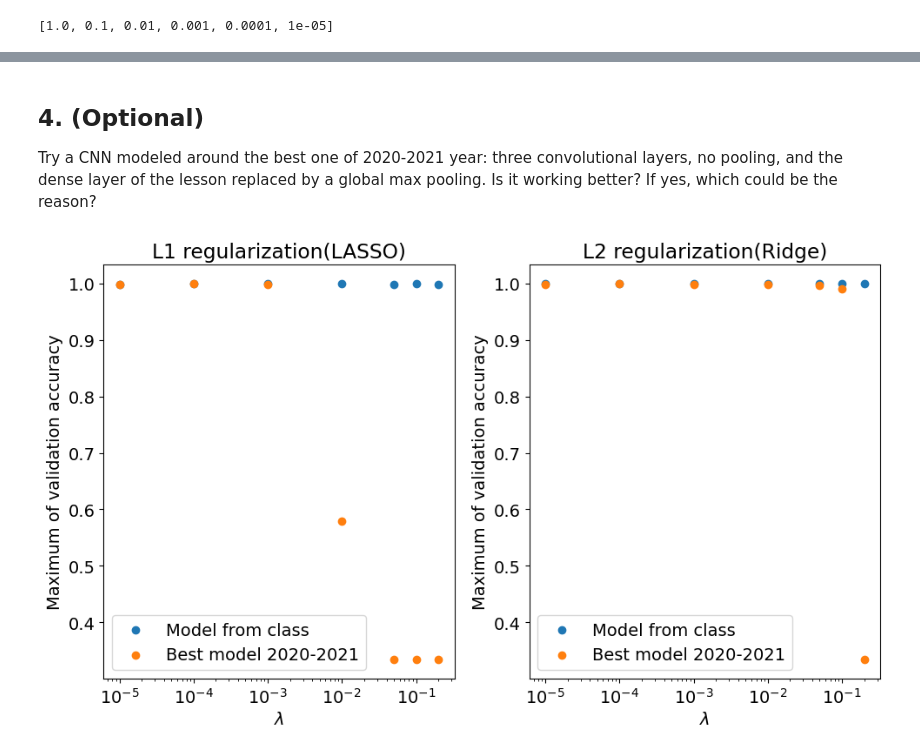
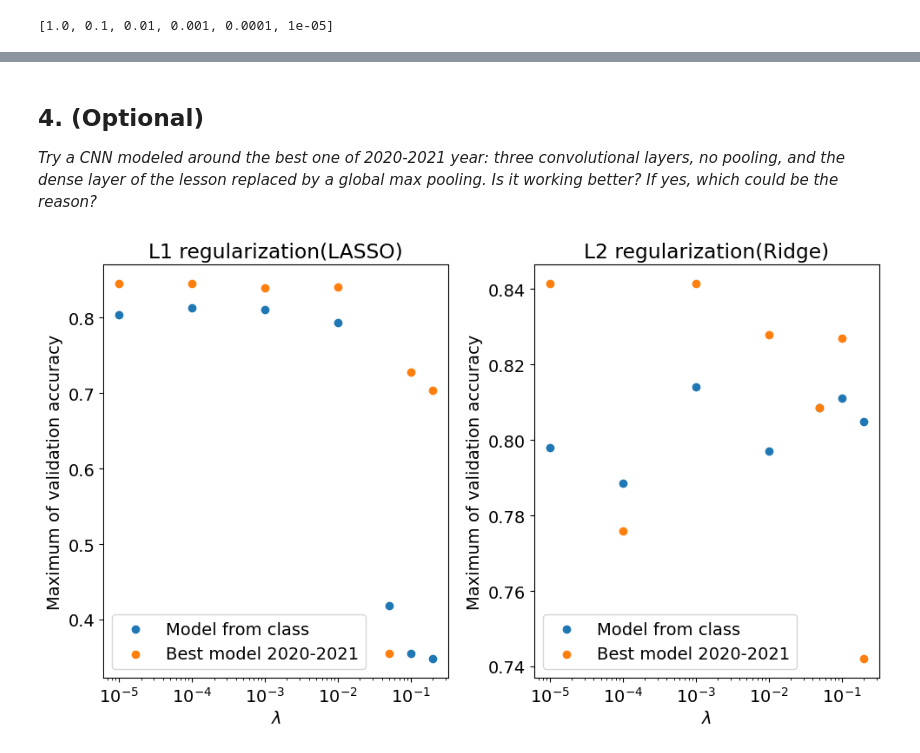
Before and after one commit to FC0000/LCP_B, a Jupyter notebook: group2607_exercise2.ipynb, the cells around one changed output, grey strips where cells are left out. Drawn from its saved outputs; the diff is of its cells as text; code cells hidden in the pictures.

```diff
--- a/group2607_exercise2.ipynb
+++ b/group2607_exercise2.ipynb
@@ -403,7 +394,7 @@ L1: LASSO
 A = 300
 x_data, y_data = read_data(A)
 x_train, y_train, x_val, y_val = split_train_validation_rescale(x_data, y_data)
-accuracies = []
+accuracies_L1 = []
 
 for l in lambdas:
     model = create_CNN_with_reg(NCONV, 'l1', l)
@@ -411,13 +402,14 @@ for l in lambdas:
                     epochs=EPOCHS,
                     validation_data=(x_val, y_val),
                     verbose=0, shuffle=True)
-    accuracies.append(max(fit.history['val_accuracy']))
+    accuracies_L1.append(max(fit.history['val_accuracy']))
 
 fig, ax = plt.subplots(figsize = (10, 6))
-ax.scatter(lambdas, accuracies)
+ax.scatter(lambdas, accuracies_L1)
 ax.set_xlabel('Lambda')
 ax.set_xscale('log')
 ax.set_ylabel('Accuracy')
 ax.set_title('L1(LASSO)')
+ax.grid(True)
 fig.show();
 # %% [output]
@@ -475,0 +490,29 @@ plt.show();
+# %%
+model_no_reg = create_CNN_with_reg(NCONV = 1, reg = None, l = 0)
+fit_no_reg = model_no_reg.fit(x_train,y_train,batch_size=BATCH_SIZE,
+                        epochs=EPOCHS,
+                        validation_data=(x_val, y_val),
+                        verbose=0, shuffle=True)
+
+best_model_L1 = create_CNN_with_reg(NCONV = 1, reg = 'l1', l = 1e-2)
+fit_L1 = best_model_L1.fit(x_train,y_train,batch_size=BATCH_SIZE,
+                        epochs=EPOCHS,
+                        validation_data=(x_val, y_val),
+                        verbose=0, shuffle=True)
+
+best_model_L2 = create_CNN_with_reg(NCONV = 1, reg = 'l2', l = 1e-2)
+fit_L2 = best_model_L2.fit(x_train,y_train,batch_size=BATCH_SIZE,
+                        epochs=EPOCHS,
+                        validation_data=(x_val, y_val),
+                        verbose=0, shuffle=True)
+
+best_model_L1L2 = create_CNN_with_reg(NCONV = 1, reg = 'l1l2', l = [1e-2, 1e-2])
+fit = best_model_L1L2.fit(x_train,y_train,batch_size=BATCH_SIZE,
+                        epochs=EPOCHS,
+                        validation_data=(x_val, y_val),
+                        verbose=0, shuffle=True)
+
+Show_weights(model_no_reg, l=0, label="No Regularization")
+Show_weights(best_model_L1, l=0, label="Best L1 (LASSO)")
+Show_weights(best_model_L2, l=0, label="Best L2 (Ridge)")
+Show_weights(best_model_L1L2, l=0, label="Best L1L2 (Elastic Net)")
@@ -476,6 +532,6 @@ plt.show();
 # %% [markdown]
-## 4. (Optional)
-Try a CNN modeled around the best one of 2020-2021 year: three convolutional layers, no pooling, and the dense layer of the lesson replaced by a global max pooling. Is it working better? If yes, which could be the reason?
+## **4. (Optional)**
+*Try a CNN modeled around the best one of 2020-2021 year: three convolutional layers, no pooling, and the dense layer of the lesson replaced by a global max pooling. Is it working better? If yes, which could be the reason?*
 # %%
 def create_CNN_2021(reg, l):
     np.random.seed(12345)
@@ -489,7 +545,6 @@ def create_CNN_2021(reg, l):
     NCONV = 1 #swtich between 1 and 2 CNNs
     NF = 5 #number of filters
 
-    # challenge: at most 600 tunable parameters
     model = Sequential()
     model.add(Conv1D(filters=6, kernel_size=3,
                     kernel_initializer=ini,
@@ -498,11 +553,9 @@ def create_CNN_2021(reg, l):
                     input_shape=input_shape))
     model.add(Conv1D(filters=8, kernel_size=9,
                     kernel_initializer=ini,
-                    kernel_regularizer=reg,
                     activation='relu'))
     model.add(Conv1D(filters=4, kernel_size=3,
                     kernel_initializer=ini,
-                    kernel_regularizer=reg,
                     activation='relu'))
     model.add(GlobalMaxPool1D())
     model.add(Flatten())
@@ -527,32 +580,32 @@ for l in lambdas:
                         epochs=EPOCHS,
                         validation_data=(x_val, y_val),
                         verbose=0, shuffle=True)
-        model_2021 = create_CNN_2021(l, reg)
+        model_2021 = create_CNN_2021(reg, l)
         fit_2021 = model_2021.fit(x_train,y_train,batch_size=BATCH_SIZE,
                         epochs=EPOCHS,
                         validation_data=(x_val, y_val),
                         verbose=0, shuffle=True)
         accuracies_model[reg].append(max(fit.history['val_accuracy']))
         accuracies_model2021[reg].append(max(fit_2021.history['val_accuracy']))
 
 fig, ax = plt.subplots(nrows = 1, ncols = 2, figsize = (10, 6))
 ax[0].scatter(lambdas, accuracies_model['l1'], label = "Model from class")
 ax[0].scatter(lambdas, accuracies_model2021['l1'], label = "Best model 2020-2021")
 ax[0].set_xlabel("$\lambda$")
 ax[0].set_xscale('log')
 ax[0].set_ylabel("Maximum of validation accuracy")
 ax[0].set_title("L1 regularization(LASSO)")
 ax[0].legend()
 
 ax[1].scatter(lambdas, accuracies_model['l2'], label = "Model from class")
 ax[1].scatter(lambdas, accuracies_model2021['l2'], label = "Best model 2020-2021")
 ax[1].set_xlabel("$\lambda$")
 ax[1].set_xscale('log')
 ax[1].set_ylabel("Maximum of validation accuracy")
 ax[1].set_title("L2 regularization(Ridge)")
 ax[1].legend()
 
 plt.tight_layout()
 plt.show()
 # %% [output]
-[figure, old version]
+[figure, new version]
```
Also changed, not shown: parts of 19 cells of this notebook.
